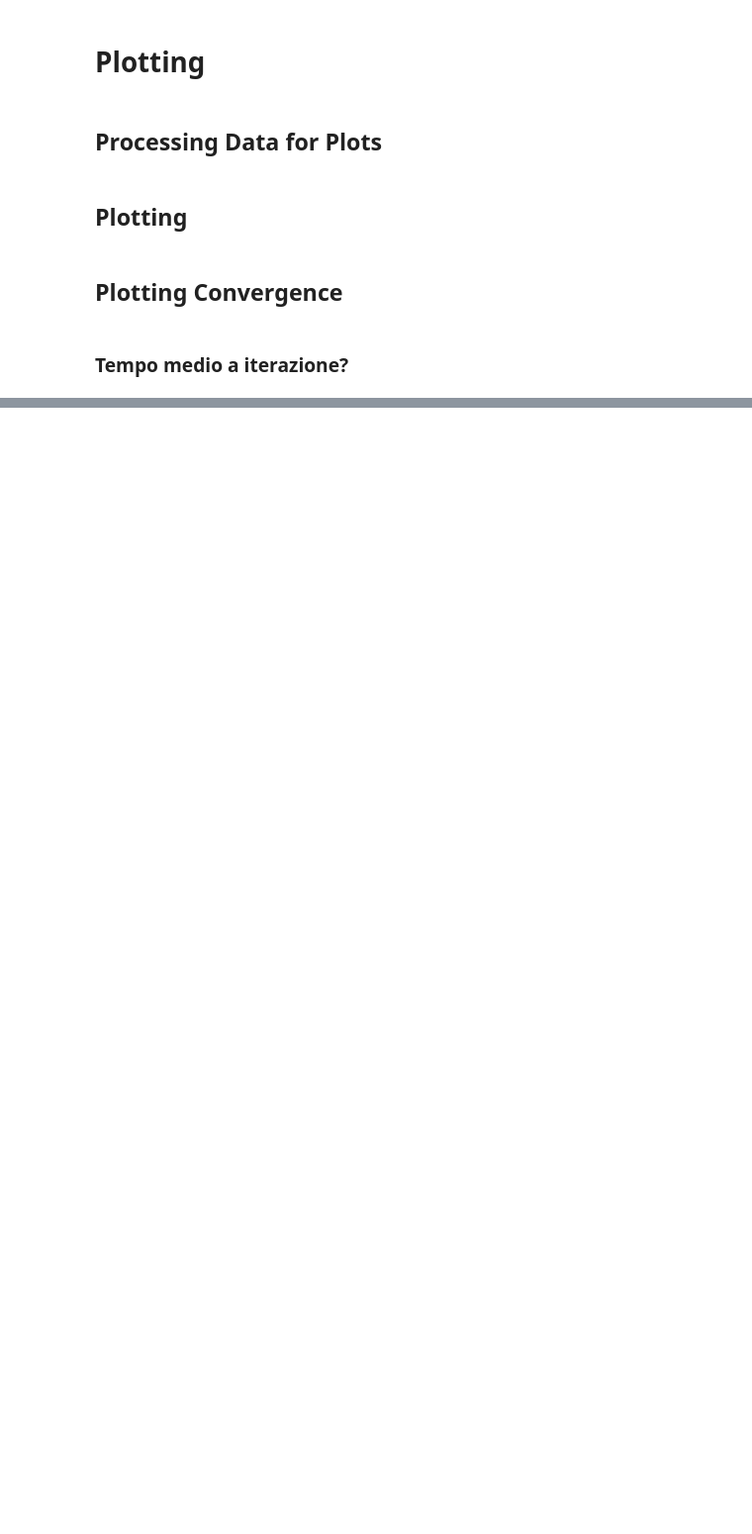
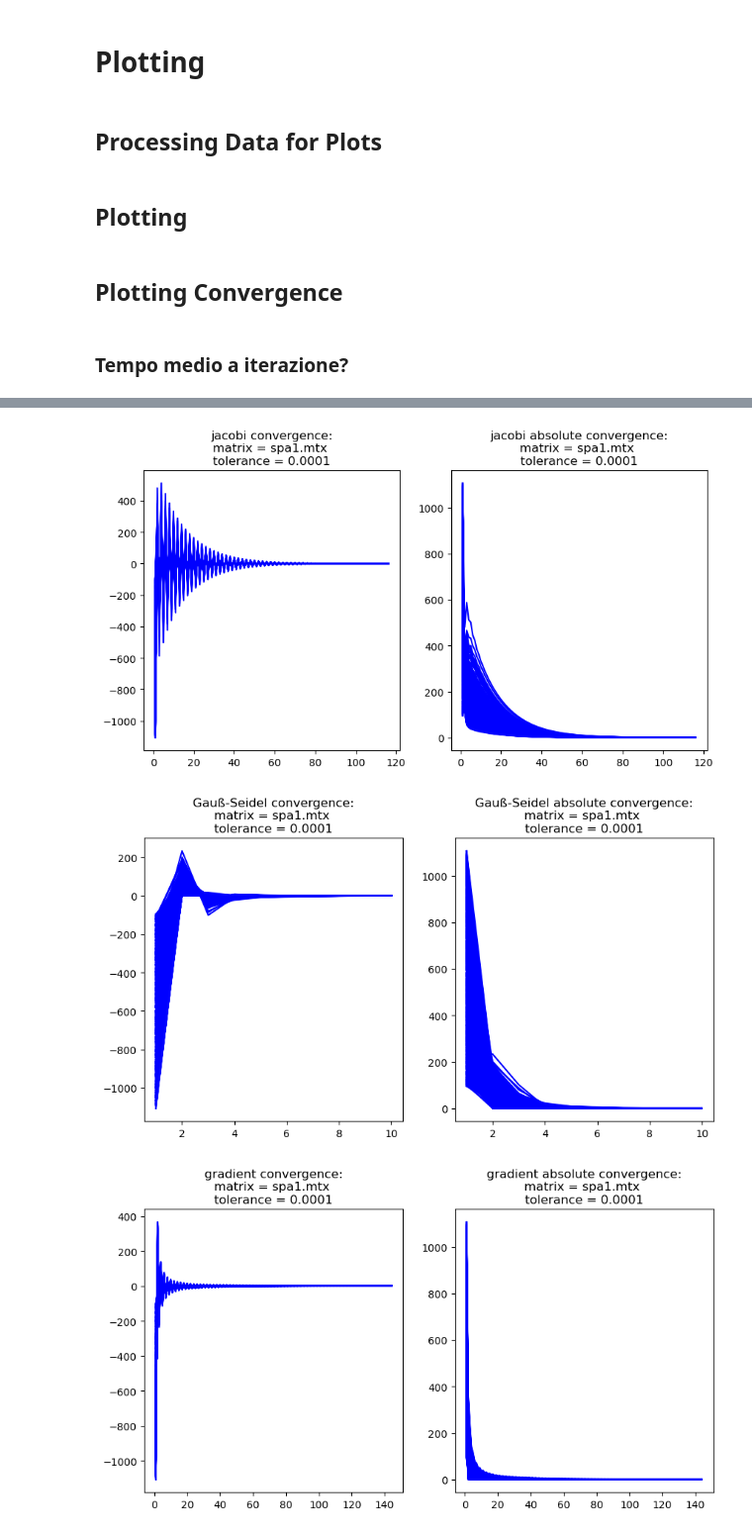
Before and after one commit to SamueleCrispino/iterative-solvers-for-linear-systems, a Jupyter notebook: iterative_solvers_notebook.ipynb, the cells around one changed output, grey strips where cells are left out. Shown: that part at 99% size. Cells and saved outputs as stored; diff of their text form; code cells hidden in the pictures; blank space fills up the shorter version.

```diff
--- a/iterative_solvers_notebook.ipynb
+++ b/iterative_solvers_notebook.ipynb
@@ -92,16 +149,18 @@ def plotting_params(df_plot):
 ## Plotting Convergence
 # %%
 # ['jacobi', 'Gauß-Seidel', 'gradient', 'conjugate_gradient']
-def plotting_convergence(exec_data):
+def plotting_convergence(exec_data, matrix, tol):
     for method in exec_data.keys():
         plt.figure(figsize=(10, 5))
 
         plt.subplot(1, 2, 1)
-        plt.plot(exec_data[method]['iterations'].keys(), exec_data[method]['iterations'].values())
+        plt.title(f"{method} convergence:\nmatrix = {matrix} \ntolerance = {tol}")
+        plt.plot(exec_data[method]['iterations'].keys(), exec_data[method]['iterations'].values(), color='blue')
 
 
         plt.subplot(1, 2, 2)
         abs_values = [abs(val) for val in exec_data[method]['iterations'].values()]
-        plt.plot(exec_data[method]['iterations'].keys(), abs_values)
+        plt.title(f"{method} absolute convergence:\nmatrix = {matrix} \ntolerance = {tol}")
+        plt.plot(exec_data[method]['iterations'].keys(), abs_values, color='blue')
 # %% [markdown]
 ### Tempo medio a iterazione?
@@ -107,0 +181,8 @@ def plotting_convergence(exec_data):
+# %%
+for matrix in exec_data.keys():
+    for tol in exec_data[matrix].keys():
+        plotting_convergence(exec_data[matrix][tol], matrix, tol)
+# %% [output]
+[figure, added]
+[figure, added]
+[figure, added]
```
Also changed, not shown: parts of 5 cells of this notebook.
